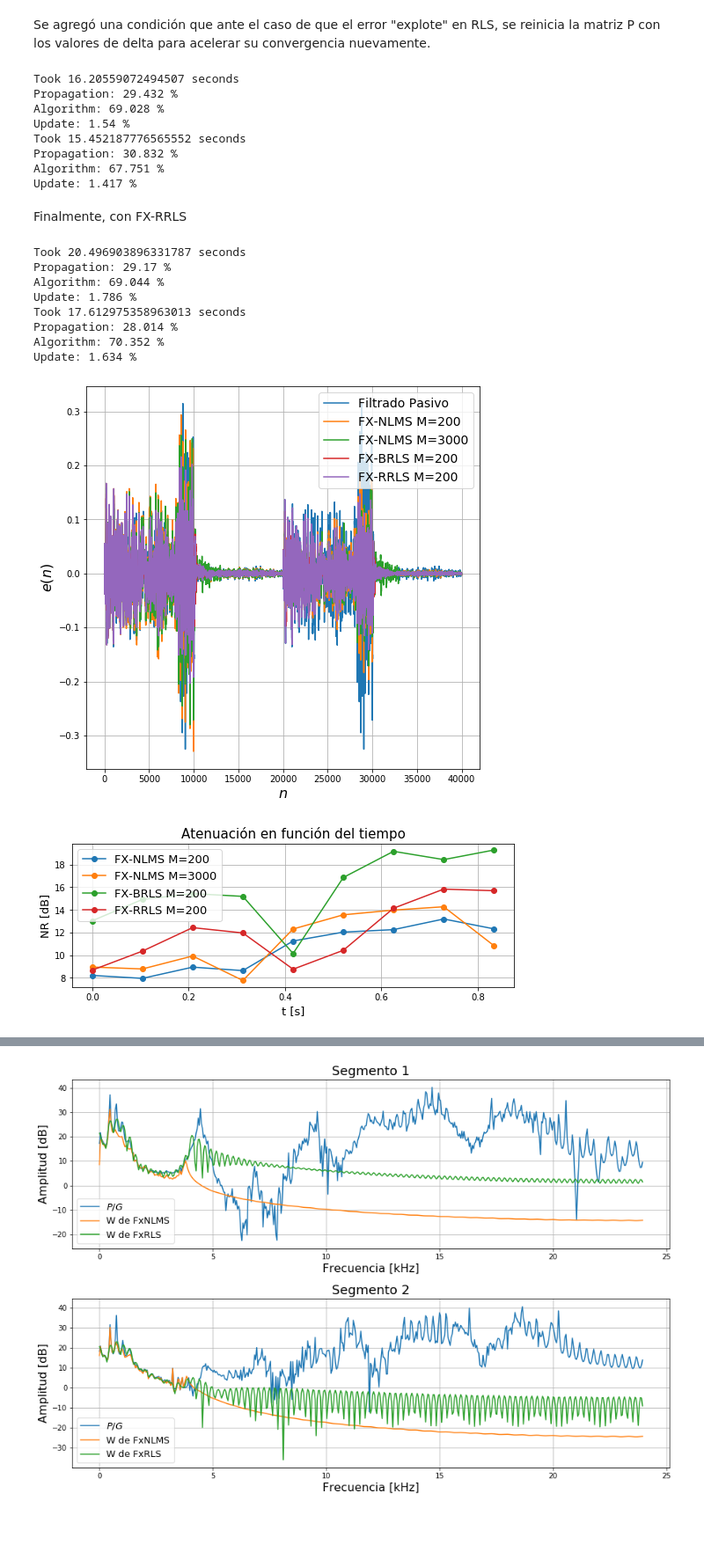
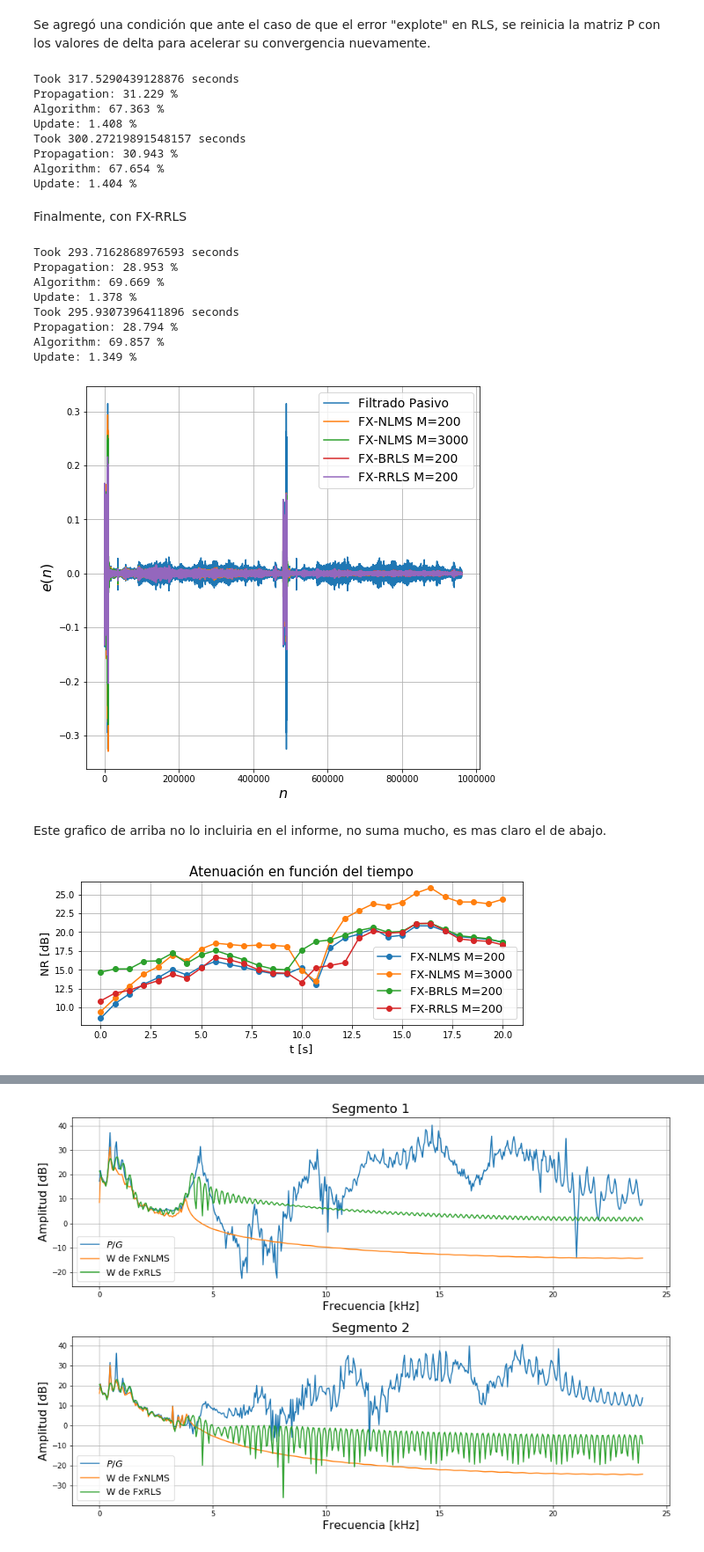
Before and after one commit to asp-image-dsp/asp-project-02, a Jupyter notebook: development/rls_vs_lms.ipynb, the cells around one changed output, grey strips where cells are left out. Shown: that part at 88% size. Drawn from its saved outputs; the diff is of its cells as text; code cells hidden in the pictures; blank space fills up the shorter version.

Commit message:
Add FX-RRLS to comparison plots

```diff
--- a/development/rls_vs_lms.ipynb
+++ b/development/rls_vs_lms.ipynb
@@ -83,7 +83,7 @@ Para validar el funcionamiento y justificar el uso de un filtro LMS adaptativo,
 # %% [markdown]
 Primero con FX-NLMS, tanto para el mejor caso, M=3000, como para el mismo orden a usar en los algoritmos con RLS, M=200
 # %%
-N = 20000
+N = -1
 x = subway_noise[0][:N]
 x /= x.max()
 
@@ -195,14 +195,14 @@ for index in indexes:
     weights_brls.append(np.array(w_rls))
     error_brls = np.concatenate([error_brls, aux_err])
 # %% [output]
-Took 16.20559072494507 seconds
-Propagation: 29.432 %
-Algorithm: 69.028 %
-Update: 1.54 %
-Took 15.452187776565552 seconds
-Propagation: 30.832 %
-Algorithm: 67.751 %
-Update: 1.417 %
+Took 317.5290439128876 seconds
+Propagation: 31.229 %
+Algorithm: 67.363 %
+Update: 1.408 %
+Took 300.27219891548157 seconds
+Propagation: 30.943 %
+Algorithm: 67.654 %
+Update: 1.404 %
 # %% [markdown]
 Finalmente, con FX-RRLS
 # %%
@@ -241,20 +241,22 @@ for index in indexes:
     weights_rrls.append(np.array(w_rls))
     error_rrls = np.concatenate([error_rrls, aux_err])
 # %% [output]
-Took 20.496903896331787 seconds
-Propagation: 29.17 %
-Algorithm: 69.044 %
-Update: 1.786 %
-Took 17.612975358963013 seconds
-Propagation: 28.014 %
-Algorithm: 70.352 %
-Update: 1.634 %
+Took 293.7162868976593 seconds
+Propagation: 28.953 %
+Algorithm: 69.669 %
+Update: 1.378 %
+Took 295.9307396411896 seconds
+Propagation: 28.794 %
+Algorithm: 69.857 %
+Update: 1.349 %
 # %%
 # Plot the ANC results
 plot_helpers.plot_anc_results([np.concatenate([headphone.d,headphone.d]), error_lms_200, error_lms_3000, error_brls, error_rrls], labels=["Filtrado Pasivo", "FX-NLMS M=200", "FX-NLMS M=3000", "FX-BRLS M=200", "FX-RRLS M=200"])
 # %% [output]
-[figure, old version]
+[figure, new version]
+# %% [markdown]
+Este grafico de arriba no lo incluiria en el informe, no suma mucho, es mas claro el de abajo.
 # %%
-plot_helpers.plot_error_evolution(np.concatenate([x,x]), [error_lms_200, error_lms_3000, error_brls, error_rrls], 8192 / 2, 0, 48e3, labels=["FX-NLMS M=200", "FX-NLMS M=3000", "FX-BRLS M=200", "FX-RRLS M=200"])
+plot_helpers.plot_error_evolution(np.concatenate([x,x]), [error_lms_200, error_lms_3000, error_brls, error_rrls], 8192 * 4, 0, 48e3, labels=["FX-NLMS M=200", "FX-NLMS M=3000", "FX-BRLS M=200", "FX-RRLS M=200"])
 # %% [output]
-[figure, old version]
+[figure, new version]
```
Also changed, not shown: parts of 1 cell of this notebook.
